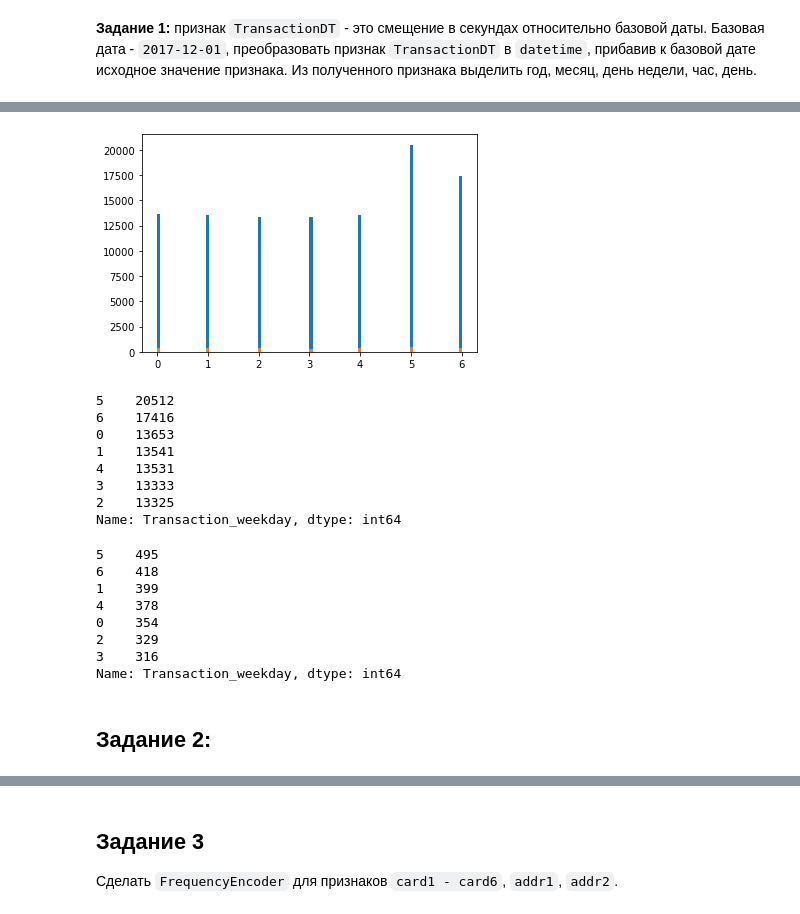
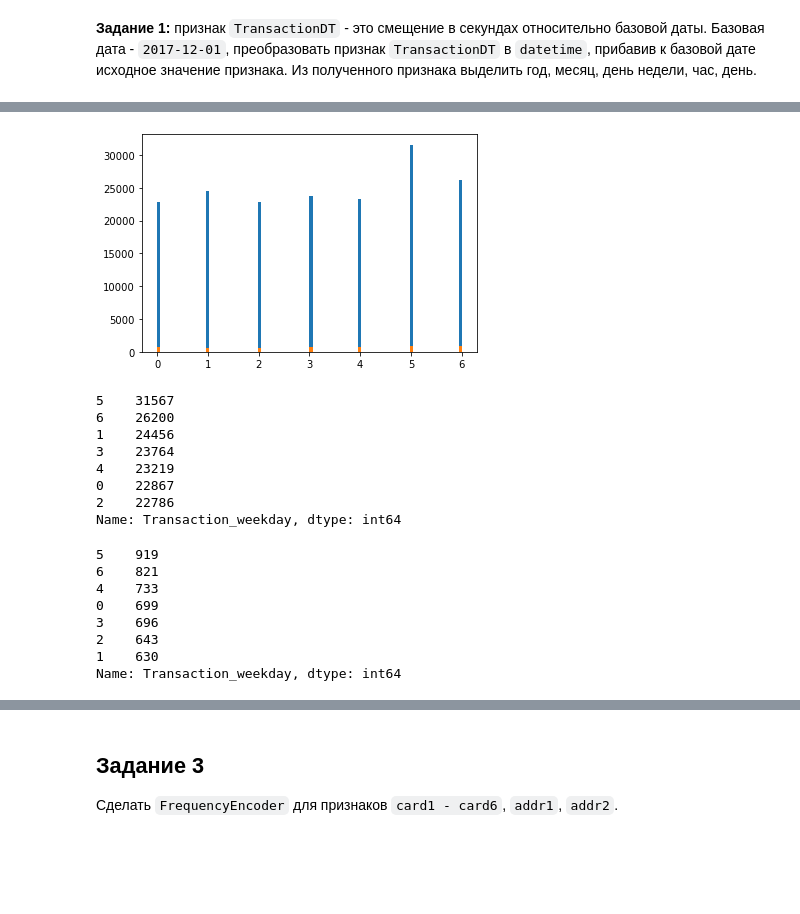
Before and after one commit to evelisko/GB_SDA_Kaggle, a Jupyter notebook: Lesson 5/HW_kaggle_Lesson_5.ipynb, the cells around one changed output, grey strips where cells are left out. Cells and saved outputs as stored; diff of their text form; code cells hidden in the pictures; blank space fills up the shorter version.

```diff
--- a/Lesson 5/HW_kaggle_Lesson_5.ipynb
+++ b/Lesson 5/HW_kaggle_Lesson_5.ipynb
@@ -124,7 +101,7 @@ x_lb.shape = 100001 rows, 392 cols
 
 categorical = []
 numerical = []
-for col, value in x_train.iteritems():
+for col, value in public_df.iteritems():
     if value.dtype == 'object':
         categorical.append(col)
     else:
@@ -139,9 +116,5 @@ x_train[categorical].head(5)
 | 3 | W | mastercard | debit | yahoo.com | NaN | NaN | NaN | NaN | M0 | ... |
 | 4 | H | mastercard | credit | gmail.com | NaN | NaN | NaN | NaN | NaN | ... |
 # %%
-# Выделим числовые и категриальные переменные.
-
-x_train[categorical]=x_train[categorical].astype('category')
-x_test[categorical]=x_test[categorical].astype('category')
-x_val[categorical]=x_val[categorical].astype('category')
-x_lb[categorical]=x_lb[categorical].astype('category')
+ # Выделим числовые и категриальные переменные.
+public_df[categorical]=public_df[categorical].astype('category')
@@ -228,0 +217,2 @@ data_time_converter(x_lb)
+# %%
+public_df = public_df.drop(["TransactionDT"], axis=1)
@@ -229,31 +235,32 @@ data_time_converter(x_lb)
 # %%
-plt.hist(x_train.loc[(y_train==0,'Transaction_weekday')], 100)
-plt.hist(x_train.loc[(y_train==1,'Transaction_weekday')], 100)
+# Здесь лучше всего сделать два графика!
+
+plt.hist(public_df.loc[(public_df['isFraud']==0,'Transaction_weekday')], 100)
+
+plt.hist(public_df.loc[(public_df['isFraud']==1,'Transaction_weekday')], 100)
 # plt.hist(train_df.loc[((train_df['isFraud']==1) &  (train_df['TransactionDT'][:10000]),'TransactionDT')], 100)
 plt.show()
 # %% [output]
-[figure, old version]
+[figure, new version]
 # %%
-x_train.loc[(y_train==0,'Transaction_weekday')].value_counts()
+public_df.loc[(public_df['isFraud']==0,'Transaction_weekday')].value_counts()
 # %% [output]
-5    20512
-6    17416
-0    13653
-1    13541
-4    13531
-3    13333
-2    13325
+5    31567
+6    26200
+1    24456
+3    23764
+4    23219
+0    22867
+2    22786
 Name: Transaction_weekday, dtype: int64
 # %%
-x_train.loc[(y_train==1,'Transaction_weekday')].value_counts()
+public_df.loc[(public_df['isFraud']==1,'Transaction_weekday')].value_counts()
 # %% [output]
-5    495
-6    418
-1    399
-4    378
-0    354
-2    329
-3    316
+5    919
+6    821
+4    733
+0    699
+3    696
+2    643
+1    630
 Name: Transaction_weekday, dtype: int64
-# %% [markdown]
-## Задание 2:
```
Also changed, not shown: parts of 54 cells of this notebook.
